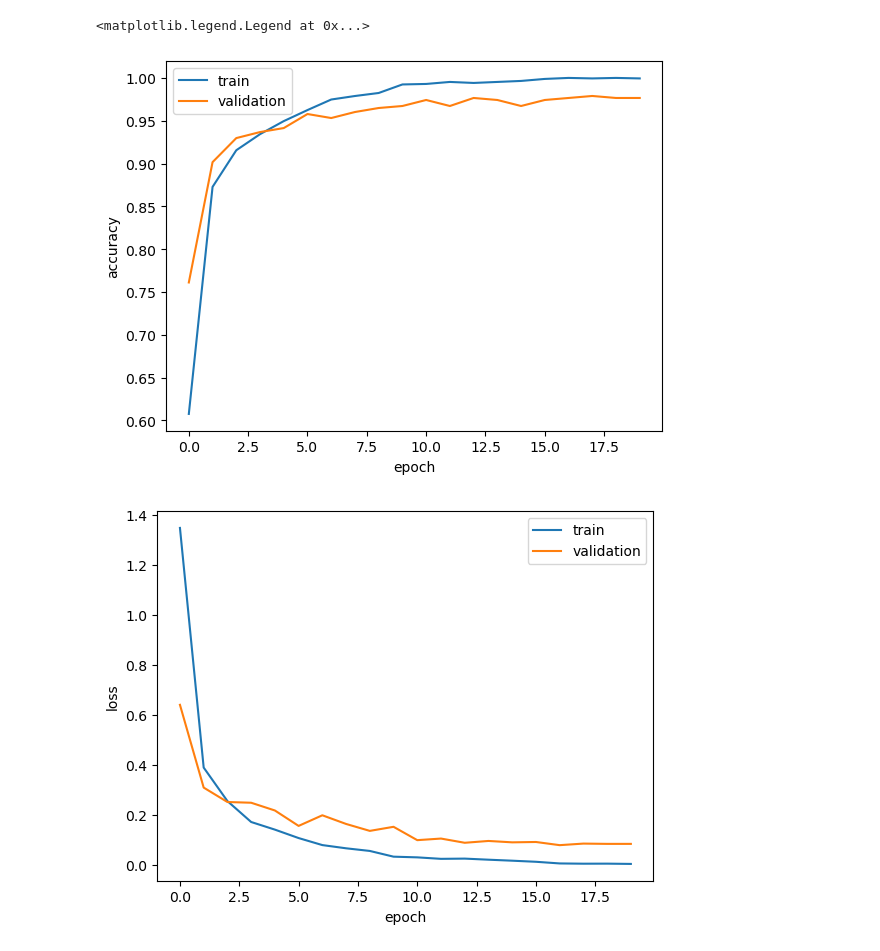
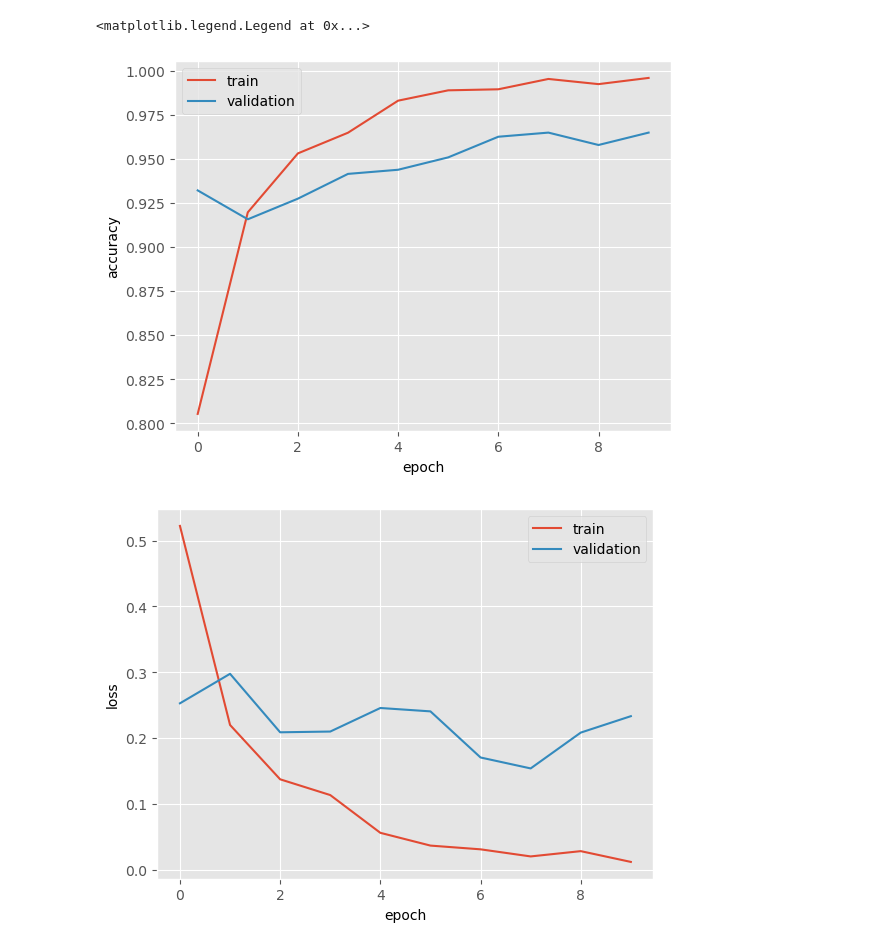
Before and after one commit to ardimou/emotionRecognition, a Jupyter notebook: emotionRec.ipynb, the cells around one changed output. Drawn from its saved outputs; the diff is of its cells as text; code cells hidden in the pictures.

```diff
--- a/emotionRec.ipynb
+++ b/emotionRec.ipynb
@@ -30,0 +77,18 @@ x_val = torch.unsqueeze(x_val, dim=1)
+# %%
+#below we train the model using the SVM classifier
+from sklearn.svm import SVC
+
+# Create an SVM classifier with a linear kernel and C=1.0
+svm = SVC(kernel='linear', C=1.0, random_state=1)
+
+#train the classifier
+svm.fit(x_train, y_train)
+
+#predict on the validation set
+y_pred = svm.predict(x_val)
+
+#evaluate the model
+accuracy = svm.score(x_val, y_val)
+print(f'Accuracy: {accuracy}')
+clr = classification_report(y_val, y_pred, target_names=dictLabel.keys())
+print("Classification Report:\n----------------------\n", clr)
@@ -84,28 +147,36 @@ class modelLinear(nn.Module):
 # %%
+#create an instance of the model and move it to gpu
 model = myModel().to(device)
-model
 
+# Define the loss function and optimizer
 loss_fn = nn.CrossEntropyLoss()
 optimizer = torch.optim.Adam(model.parameters(), lr=0.001)
-#optimizer = torch.optim.SGD(model.parameters(), lr=0.2)
-num_epochs = 20
 
+num_epochs = 10
+# Lists to store the loss and accuracy history for training and validation
 loss_hist_train = [0] * num_epochs
 accuracy_hist_train = [0] * num_epochs
 loss_hist_valid = [0] * num_epochs
 accuracy_hist_valid = [0] * num_epochs
+# Training loop
 for epoch in range(num_epochs):
     model.train()
     for x_batch, y_batch in train_dl:
 
+        # Forward pass
         pred = model(x_batch)
         loss = loss_fn(pred, y_batch)
+
+        # Backward pass and optimization
         loss.backward()
         optimizer.step()
         optimizer.zero_grad()
+
+        # Update loss and accuracy
         loss_hist_train[epoch] += loss.item()*batch_size
         is_correct = (torch.argmax(pred, dim=1)== y_batch).float()
         accuracy_hist_train[epoch] += float(is_correct.sum().item())
+    # Compute average loss and accuracy for the epoch
     loss_hist_train[epoch] /= len(train_dl.dataset)
     accuracy_hist_train[epoch] /= len(train_dl.dataset)
 
@@ -113,8 +184,11 @@ for epoch in range(num_epochs):
 
     with torch.no_grad():
         for x_batch, y_batch in valid_dl:
+            # Forward pass
             pred = model(x_batch)
             loss = loss_fn(pred, y_batch)
+
+            # Update loss and accuracy
             loss_hist_valid[epoch] += loss.item()*batch_size
             is_correct = (torch.argmax(pred, dim=1) == y_batch).float()
             accuracy_hist_valid[epoch] += float(is_correct.sum().item())
@@ -196,21 +253,22 @@ ax.yaxis.set_ticklabels(classes)
 # %%
-
+#plot training, validation loss and accuracy
+plt.style.use('ggplot')
 plt.figure(1)
 plt.clf()
 plt.plot(accuracy_hist_train, label='train')
 plt.plot(accuracy_hist_valid, label='validation')
 plt.ylabel('accuracy')
 plt.xlabel('epoch')
 plt.legend()
 
 plt.figure(2)
 plt.clf()
 plt.plot(loss_hist_train, label = 'train')
 plt.plot(loss_hist_valid, label = 'validation')
 plt.ylabel('loss')
 plt.xlabel('epoch')
 plt.legend()
 # %% [output]
 <matplotlib.legend.Legend at 0x...>
-[figure, old version]
+[figure, new version]
-[figure, old version]
+[figure, new version]
```
Also changed, not shown: parts of 8 cells of this notebook.
